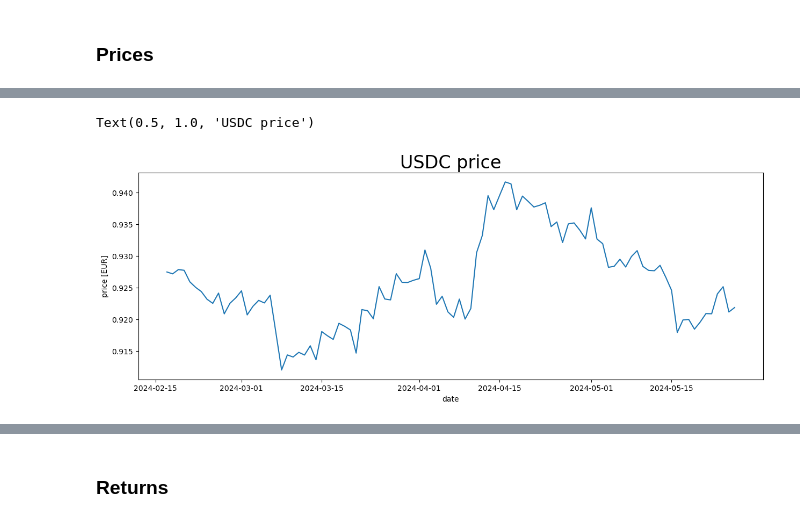
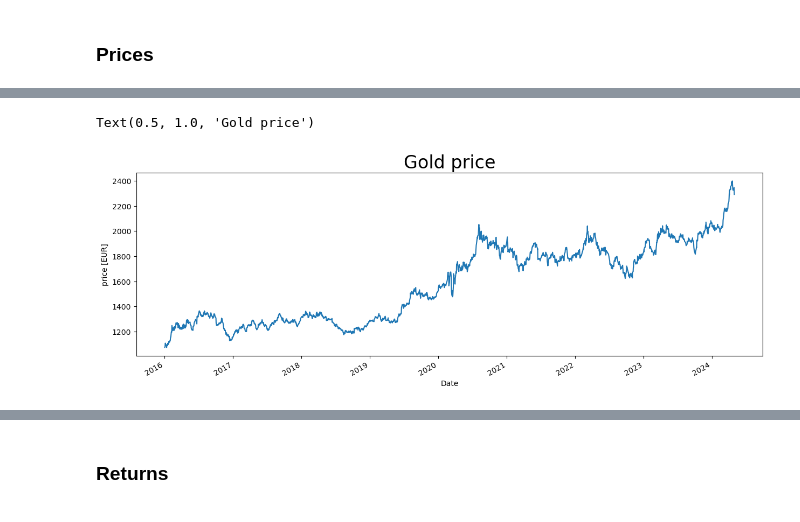
Before and after one commit to dHuberYoumans/time_series_analysis, a Jupyter notebook: time_series.ipynb, the cells around one changed output, grey strips where cells are left out. Cells and saved outputs as stored; diff of their text form; code cells hidden in the pictures.

```diff
--- a/time_series.ipynb
+++ b/time_series.ipynb
@@ -159,0 +239,9 @@ gold_close = gold[['last','ret_close']].rename(columns={'last':'closing_price','
+# %%
+# DEFINE US BUISNESSDAYS
+us_bd = CustomBusinessDay(calendar=USFederalHolidayCalendar())
+# %%
+btc=btc.asfreq(us_bd)
+eur=eur.asfreq(us_bd)
+gold=gold.asfreq(us_bd)
+
+cur_dict = {'BTC':btc,'EUR':eur,'GOLD':gold}
@@ -159,0 +305,5 @@ gold_close = gold[['last','ret_close']].rename(columns={'last':'closing_price','
+# %%
+eur = eur.ffill() #eur.fillna(method='ffill')
+gold = gold.ffill() #gold.fillna(method='ffill')
+
+cur_dict = {'BTC':btc,'EUR':eur,'GOLD':gold}
@@ -159,0 +335,9 @@ gold_close = gold[['last','ret_close']].rename(columns={'last':'closing_price','
+# %%
+# CLOSING PRICES AND RETURNS
+btc_close = btc[['Close']].rename(columns={'Close':'price'})
+eur_close = eur[['Close']].rename(columns={'Close':'price'})
+gold_close = gold[['Close']].rename(columns={'Close':'price'})
+
+btc_close['returns'] = btc_close.price.pct_change()
+eur_close['returns'] = eur_close.price.pct_change()
+gold_close['returns'] = gold_close.price.pct_change()
@@ -178,7 +379,7 @@ Text(0.5, 1.0, 'BTC price')
 # %%
-ax = usdc_close.closing_price.plot(figsize=(15,5))
+ax = gold_close.price.plot(figsize=(15,5))
 ax.set_ylabel('price [EUR]')
-plt.title('USDC price',fontsize=24)
+plt.title('Gold price',fontsize=24)
 # %% [output]
-Text(0.5, 1.0, 'USDC price')
+Text(0.5, 1.0, 'Gold price')
-[figure, old version]
+[figure, new version]
```
Also changed, not shown: parts of 84 cells of this notebook.
